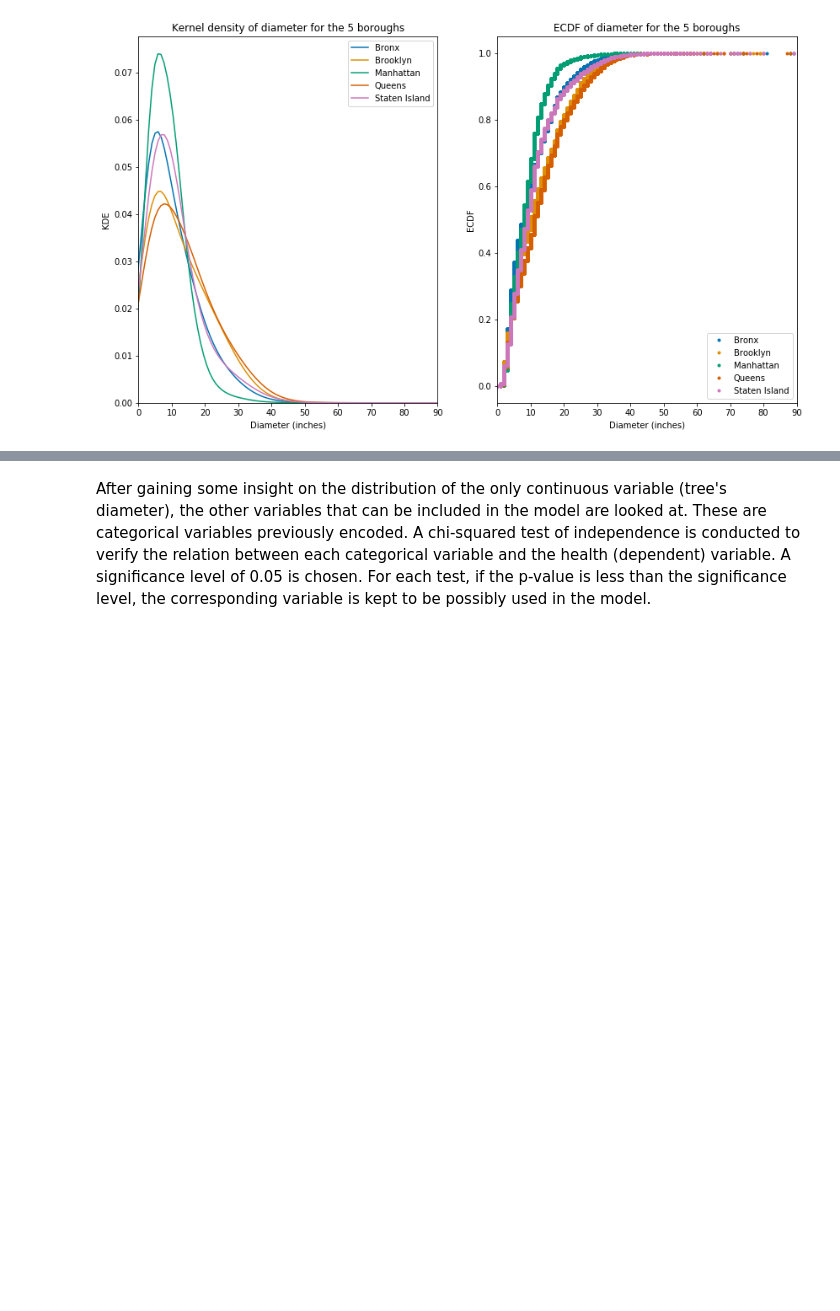
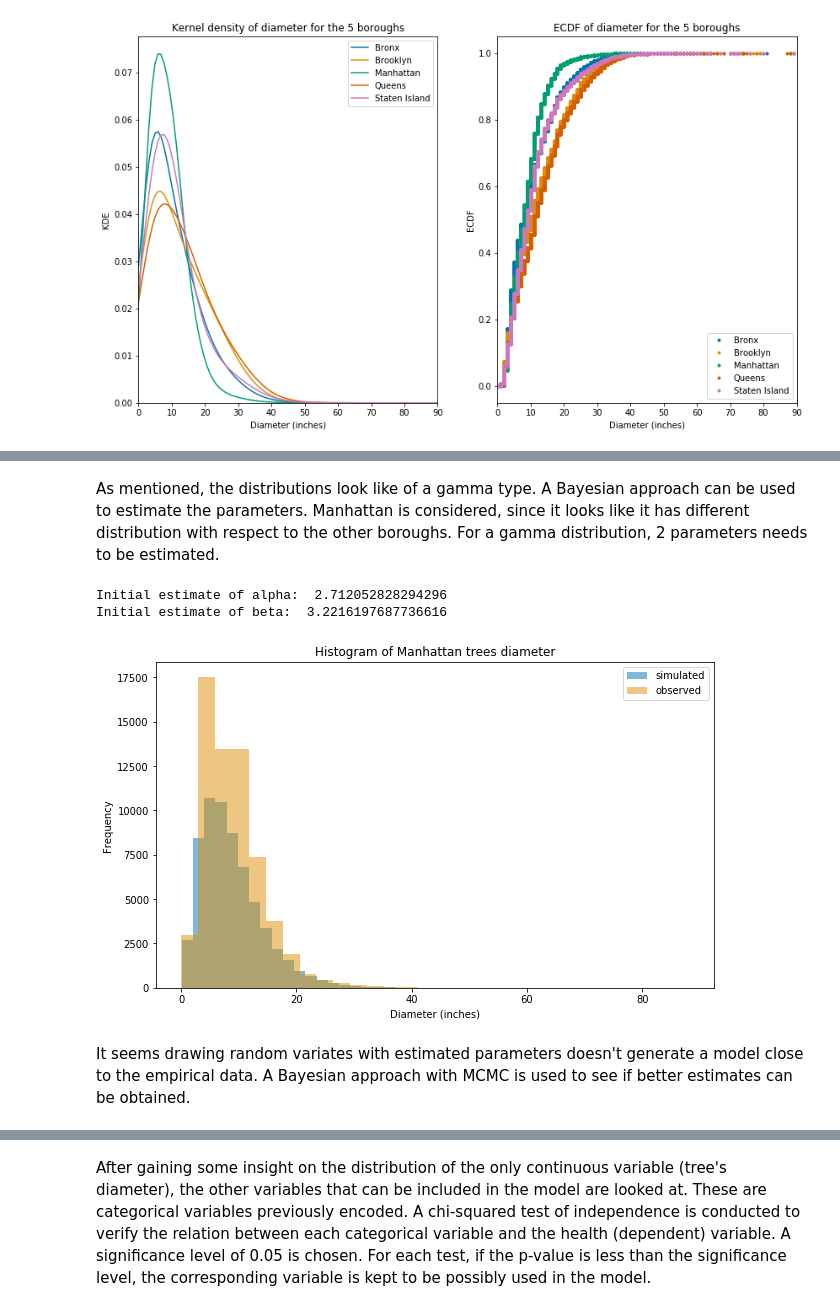
Before and after one commit to aspds18/Springboard_capstone1, a Jupyter notebook: Capstone1.ipynb, the cells around one changed output, grey strips where cells are left out. Saved outputs shown, nothing was run; the diff lists cells and outputs as text; code cells hidden in the pictures; blank space fills up the shorter version.

Commit message:
pymc3 model added

```diff
--- a/Capstone1.ipynb
+++ b/Capstone1.ipynb
@@ -728,0 +729,28 @@ for _ in range(50):
+# %% [markdown]
+As mentioned, the distributions look like of a gamma type. A Bayesian approach can be used to estimate the parameters.
+Manhattan is considered, since it looks like it has different distribution with respect to the other boroughs. For a gamma distribution, 2 parameters needs to be estimated.
+# %%
+seed(47)
+# Before applying Bayesian statistis, an initial guess for gamma parameters is made
+# random variates are drawn
+# and their histogram is compared with empirical data
+alpha_est = np.mean(data_manh)**2 / np.var(data_manh)
+beta_est = np.var(data_manh) / np.mean(data_manh)
+print('Initial estimate of alpha: ', alpha_est)
+print('Initial estimate of beta: ', beta_est)
+manh_model_rvs = scs.gamma(alpha_est, scale=beta_est).rvs(len(data_manh))
+
+# Plot histogram
+_ = plt.figure(figsize=(10,6))
+_ = plt.hist(manh_model_rvs, bins=30, alpha=0.5, label='simulated')
+_ = plt.hist(data_manh, bins=30, alpha=0.5, label='observed')
+_ = plt.title('Histogram of Manhattan trees diameter')
+_ = plt.xlabel('Diameter (inches)')
+_ = plt.ylabel('Frequency')
+_ = plt.legend()
+# %% [output]
+Initial estimate of alpha:  2.712052828294296
+Initial estimate of beta:  3.2216197687736616
+[figure, added]
+# %% [markdown]
+It seems drawing random variates with estimated parameters doesn't generate a model close to the empirical data. A Bayesian approach with MCMC is used to see if better estimates can be obtained.
```
Also changed, not shown: parts of 8 cells of this notebook.
